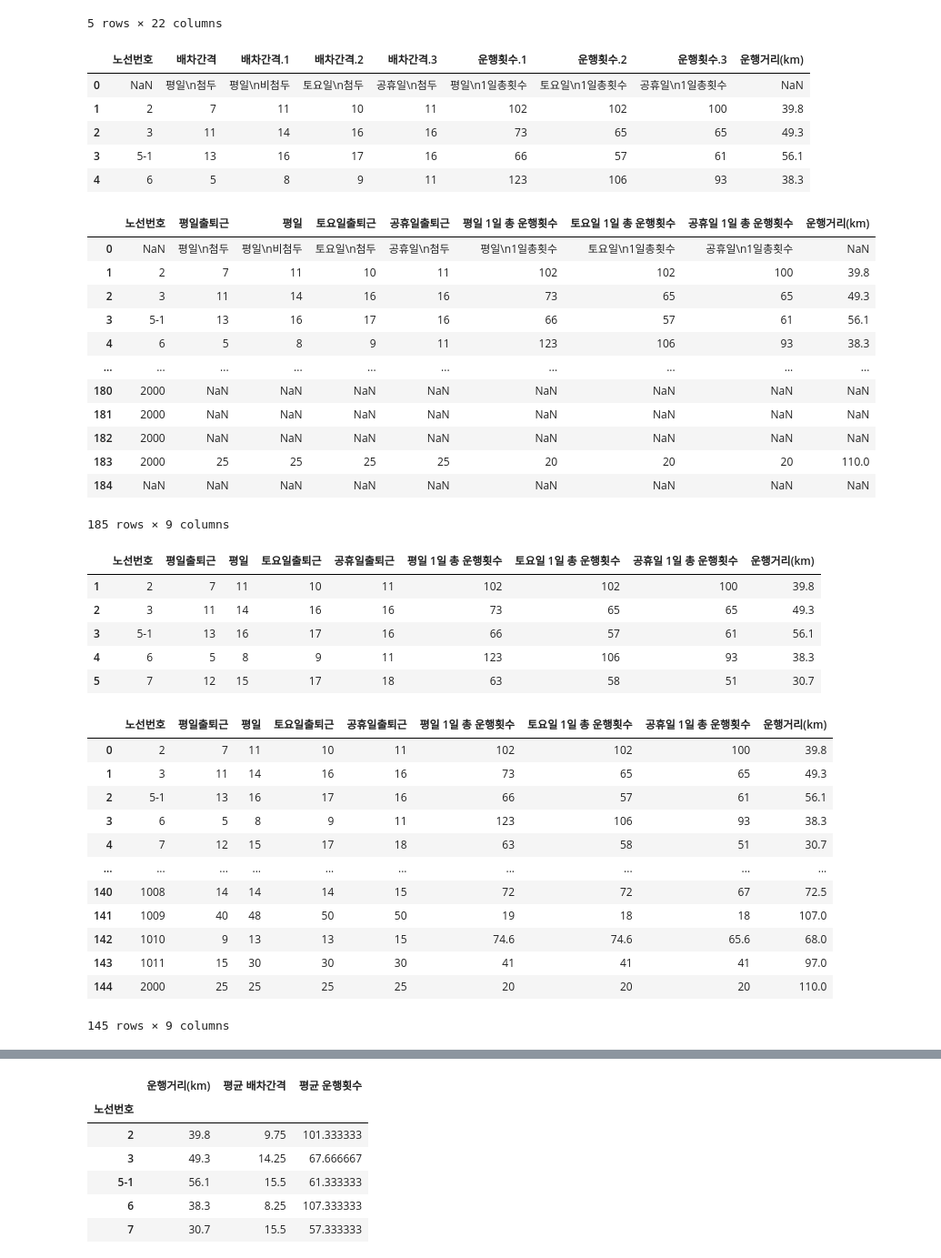
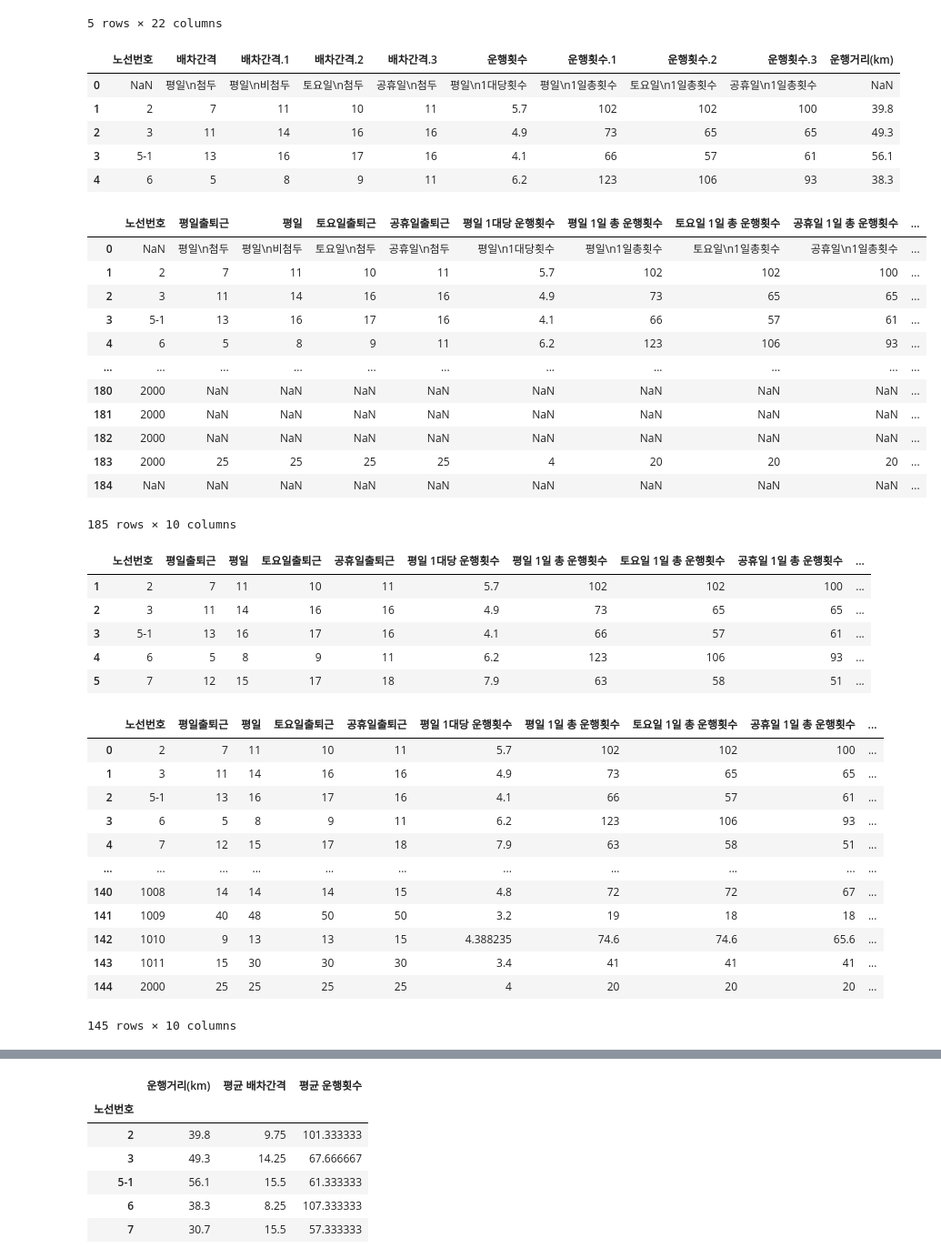
Before and after one commit to WithU-Bus/WithU-Bus, a Jupyter notebook: Bus_route/배차간격.ipynb, the cells around one changed output, grey strips where cells are left out. Shown: that part at 91% size. Drawn from its saved outputs; the diff is of its cells as text; code cells hidden in the pictures.

```diff
--- a/Bus_route/배차간격.ipynb
+++ b/Bus_route/배차간격.ipynb
@@ -20,60 +20,60 @@ bustime.head()
 | 4 | 4 | 6 | 남부 | 청학동 | 남포동 | 괴정 | 20 | 17 | 15 | 1.0 | ... |
 5 rows × 22 columns
 # %%
-bustime = bustime[['노선번호', '배차간격', '배차간격.1', '배차간격.2', '배차간격.3', '운행횟수.1', '운행횟수.2', '운행횟수.3', '운행거리(km)']]
+bustime = bustime[['노선번호', '배차간격', '배차간격.1', '배차간격.2', '배차간격.3', '운행횟수', '운행횟수.1', '운행횟수.2', '운행횟수.3', '운행거리(km)']]
 bustime.head()
 # %% [output]
-|  | 노선번호 | 배차간격 | 배차간격.1 | 배차간격.2 | 배차간격.3 | 운행횟수.1 | 운행횟수.2 | 운행횟수.3 | 운행거리(km) |
-| 0 | NaN | 평일\n첨두 | 평일\n비첨두 | 토요일\n첨두 | 공휴일\n첨두 | 평일\n1일총횟수 | 토요일\n1일총횟수 | 공휴일\n1일총횟수 | NaN |
-| 1 | 2 | 7 | 11 | 10 | 11 | 102 | 102 | 100 | 39.8 |
-| 2 | 3 | 11 | 14 | 16 | 16 | 73 | 65 | 65 | 49.3 |
-| 3 | 5-1 | 13 | 16 | 17 | 16 | 66 | 57 | 61 | 56.1 |
-| 4 | 6 | 5 | 8 | 9 | 11 | 123 | 106 | 93 | 38.3 |
+|  | 노선번호 | 배차간격 | 배차간격.1 | 배차간격.2 | 배차간격.3 | 운행횟수 | 운행횟수.1 | 운행횟수.2 | 운행횟수.3 | 운행거리(km) |
+| 0 | NaN | 평일\n첨두 | 평일\n비첨두 | 토요일\n첨두 | 공휴일\n첨두 | 평일\n1대당횟수 | 평일\n1일총횟수 | 토요일\n1일총횟수 | 공휴일\n1일총횟수 | NaN |
+| 1 | 2 | 7 | 11 | 10 | 11 | 5.7 | 102 | 102 | 100 | 39.8 |
+| 2 | 3 | 11 | 14 | 16 | 16 | 4.9 | 73 | 65 | 65 | 49.3 |
+| 3 | 5-1 | 13 | 16 | 17 | 16 | 4.1 | 66 | 57 | 61 | 56.1 |
+| 4 | 6 | 5 | 8 | 9 | 11 | 6.2 | 123 | 106 | 93 | 38.3 |
 # %%
-bustime = bustime.rename(columns = {'배차간격' : '평일출퇴근' , '배차간격.1' : '평일', '배차간격.2': '토요일출퇴근', '배차간격.3' : '공휴일출퇴근', '운행횟수.1' : '평일 1일 총 운행횟수', '운행횟수.2' : '토요일 1일 총 운행횟수', '운행횟수.3' : '공휴일 1일 총 운행횟수'})
+bustime = bustime.rename(columns = {'배차간격' : '평일출퇴근' , '배차간격.1' : '평일', '배차간격.2': '토요일출퇴근', '배차간격.3' : '공휴일출퇴근', '운행횟수' : '평일 1대당 운행횟수', '운행횟수.1' : '평일 1일 총 운행횟수', '운행횟수.2' : '토요일 1일 총 운행횟수', '운행횟수.3' : '공휴일 1일 총 운행횟수'})
 bustime
 # %% [output]
-|  | 노선번호 | 평일출퇴근 | 평일 | 토요일출퇴근 | 공휴일출퇴근 | 평일 1일 총 운행횟수 | 토요일 1일 총 운행횟수 | 공휴일 1일 총 운행횟수 | 운행거리(km) |
-| 0 | NaN | 평일\n첨두 | 평일\n비첨두 | 토요일\n첨두 | 공휴일\n첨두 | 평일\n1일총횟수 | 토요일\n1일총횟수 | 공휴일\n1일총횟수 | NaN |
-| 1 | 2 | 7 | 11 | 10 | 11 | 102 | 102 | 100 | 39.8 |
-| 2 | 3 | 11 | 14 | 16 | 16 | 73 | 65 | 65 | 49.3 |
-| 3 | 5-1 | 13 | 16 | 17 | 16 | 66 | 57 | 61 | 56.1 |
-| 4 | 6 | 5 | 8 | 9 | 11 | 123 | 106 | 93 | 38.3 |
-| ... | ... | ... | ... | ... | ... | ... | ... | ... | ... |
-| 180 | 2000 | NaN | NaN | NaN | NaN | NaN | NaN | NaN | NaN |
-| 181 | 2000 | NaN | NaN | NaN | NaN | NaN | NaN | NaN | NaN |
-| 182 | 2000 | NaN | NaN | NaN | NaN | NaN | NaN | NaN | NaN |
-| 183 | 2000 | 25 | 25 | 25 | 25 | 20 | 20 | 20 | 110.0 |
-| 184 | NaN | NaN | NaN | NaN | NaN | NaN | NaN | NaN | NaN |
+|  | 노선번호 | 평일출퇴근 | 평일 | 토요일출퇴근 | 공휴일출퇴근 | 평일 1대당 운행횟수 | 평일 1일 총 운행횟수 | 토요일 1일 총 운행횟수 | 공휴일 1일 총 운행횟수 | ... |
+| 0 | NaN | 평일\n첨두 | 평일\n비첨두 | 토요일\n첨두 | 공휴일\n첨두 | 평일\n1대당횟수 | 평일\n1일총횟수 | 토요일\n1일총횟수 | 공휴일\n1일총횟수 | ... |
+| 1 | 2 | 7 | 11 | 10 | 11 | 5.7 | 102 | 102 | 100 | ... |
+| 2 | 3 | 11 | 14 | 16 | 16 | 4.9 | 73 | 65 | 65 | ... |
+| 3 | 5-1 | 13 | 16 | 17 | 16 | 4.1 | 66 | 57 | 61 | ... |
+| 4 | 6 | 5 | 8 | 9 | 11 | 6.2 | 123 | 106 | 93 | ... |
+| ... | ... | ... | ... | ... | ... | ... | ... | ... | ... | ... |
+| 180 | 2000 | NaN | NaN | NaN | NaN | NaN | NaN | NaN | NaN | ... |
+| 181 | 2000 | NaN | NaN | NaN | NaN | NaN | NaN | NaN | NaN | ... |
+| 182 | 2000 | NaN | NaN | NaN | NaN | NaN | NaN | NaN | NaN | ... |
+| 183 | 2000 | 25 | 25 | 25 | 25 | 4 | 20 | 20 | 20 | ... |
+| 184 | NaN | NaN | NaN | NaN | NaN | NaN | NaN | NaN | NaN | ... |
-185 rows × 9 columns
+185 rows × 10 columns
 # %%
 bustime = bustime.drop(index=0, axis=0)
 bustime.head()
 # %% [output]
-|  | 노선번호 | 평일출퇴근 | 평일 | 토요일출퇴근 | 공휴일출퇴근 | 평일 1일 총 운행횟수 | 토요일 1일 총 운행횟수 | 공휴일 1일 총 운행횟수 | 운행거리(km) |
-| 1 | 2 | 7 | 11 | 10 | 11 | 102 | 102 | 100 | 39.8 |
-| 2 | 3 | 11 | 14 | 16 | 16 | 73 | 65 | 65 | 49.3 |
-| 3 | 5-1 | 13 | 16 | 17 | 16 | 66 | 57 | 61 | 56.1 |
-| 4 | 6 | 5 | 8 | 9 | 11 | 123 | 106 | 93 | 38.3 |
-| 5 | 7 | 12 | 15 | 17 | 18 | 63 | 58 | 51 | 30.7 |
+|  | 노선번호 | 평일출퇴근 | 평일 | 토요일출퇴근 | 공휴일출퇴근 | 평일 1대당 운행횟수 | 평일 1일 총 운행횟수 | 토요일 1일 총 운행횟수 | 공휴일 1일 총 운행횟수 | ... |
+| 1 | 2 | 7 | 11 | 10 | 11 | 5.7 | 102 | 102 | 100 | ... |
+| 2 | 3 | 11 | 14 | 16 | 16 | 4.9 | 73 | 65 | 65 | ... |
+| 3 | 5-1 | 13 | 16 | 17 | 16 | 4.1 | 66 | 57 | 61 | ... |
+| 4 | 6 | 5 | 8 | 9 | 11 | 6.2 | 123 | 106 | 93 | ... |
+| 5 | 7 | 12 | 15 | 17 | 18 | 7.9 | 63 | 58 | 51 | ... |
 # %%
 bustime = bustime.dropna(axis=0)
 bustime = bustime.reset_index(drop=True)
 bustime
 # %% [output]
-|  | 노선번호 | 평일출퇴근 | 평일 | 토요일출퇴근 | 공휴일출퇴근 | 평일 1일 총 운행횟수 | 토요일 1일 총 운행횟수 | 공휴일 1일 총 운행횟수 | 운행거리(km) |
-| 0 | 2 | 7 | 11 | 10 | 11 | 102 | 102 | 100 | 39.8 |
-| 1 | 3 | 11 | 14 | 16 | 16 | 73 | 65 | 65 | 49.3 |
-| 2 | 5-1 | 13 | 16 | 17 | 16 | 66 | 57 | 61 | 56.1 |
-| 3 | 6 | 5 | 8 | 9 | 11 | 123 | 106 | 93 | 38.3 |
-| 4 | 7 | 12 | 15 | 17 | 18 | 63 | 58 | 51 | 30.7 |
-| ... | ... | ... | ... | ... | ... | ... | ... | ... | ... |
-| 140 | 1008 | 14 | 14 | 14 | 15 | 72 | 72 | 67 | 72.5 |
-| 141 | 1009 | 40 | 48 | 50 | 50 | 19 | 18 | 18 | 107.0 |
-| 142 | 1010 | 9 | 13 | 13 | 15 | 74.6 | 74.6 | 65.6 | 68.0 |
-| 143 | 1011 | 15 | 30 | 30 | 30 | 41 | 41 | 41 | 97.0 |
-| 144 | 2000 | 25 | 25 | 25 | 25 | 20 | 20 | 20 | 110.0 |
+|  | 노선번호 | 평일출퇴근 | 평일 | 토요일출퇴근 | 공휴일출퇴근 | 평일 1대당 운행횟수 | 평일 1일 총 운행횟수 | 토요일 1일 총 운행횟수 | 공휴일 1일 총 운행횟수 | ... |
+| 0 | 2 | 7 | 11 | 10 | 11 | 5.7 | 102 | 102 | 100 | ... |
+| 1 | 3 | 11 | 14 | 16 | 16 | 4.9 | 73 | 65 | 65 | ... |
+| 2 | 5-1 | 13 | 16 | 17 | 16 | 4.1 | 66 | 57 | 61 | ... |
+| 3 | 6 | 5 | 8 | 9 | 11 | 6.2 | 123 | 106 | 93 | ... |
+| 4 | 7 | 12 | 15 | 17 | 18 | 7.9 | 63 | 58 | 51 | ... |
+| ... | ... | ... | ... | ... | ... | ... | ... | ... | ... | ... |
+| 140 | 1008 | 14 | 14 | 14 | 15 | 4.8 | 72 | 72 | 67 | ... |
+| 141 | 1009 | 40 | 48 | 50 | 50 | 3.2 | 19 | 18 | 18 | ... |
+| 142 | 1010 | 9 | 13 | 13 | 15 | 4.388235 | 74.6 | 74.6 | 65.6 | ... |
+| 143 | 1011 | 15 | 30 | 30 | 30 | 3.4 | 41 | 41 | 41 | ... |
+| 144 | 2000 | 25 | 25 | 25 | 25 | 4 | 20 | 20 | 20 | ... |
-145 rows × 9 columns
+145 rows × 10 columns
 # %%
 bustime['평균 배차간격'] = (bustime['평일출퇴근'] + bustime['평일'] + bustime['토요일출퇴근'] + bustime['공휴일출퇴근'])/4
 bustime
```
Also changed, not shown: parts of 7 cells of this notebook, 14 other files.
